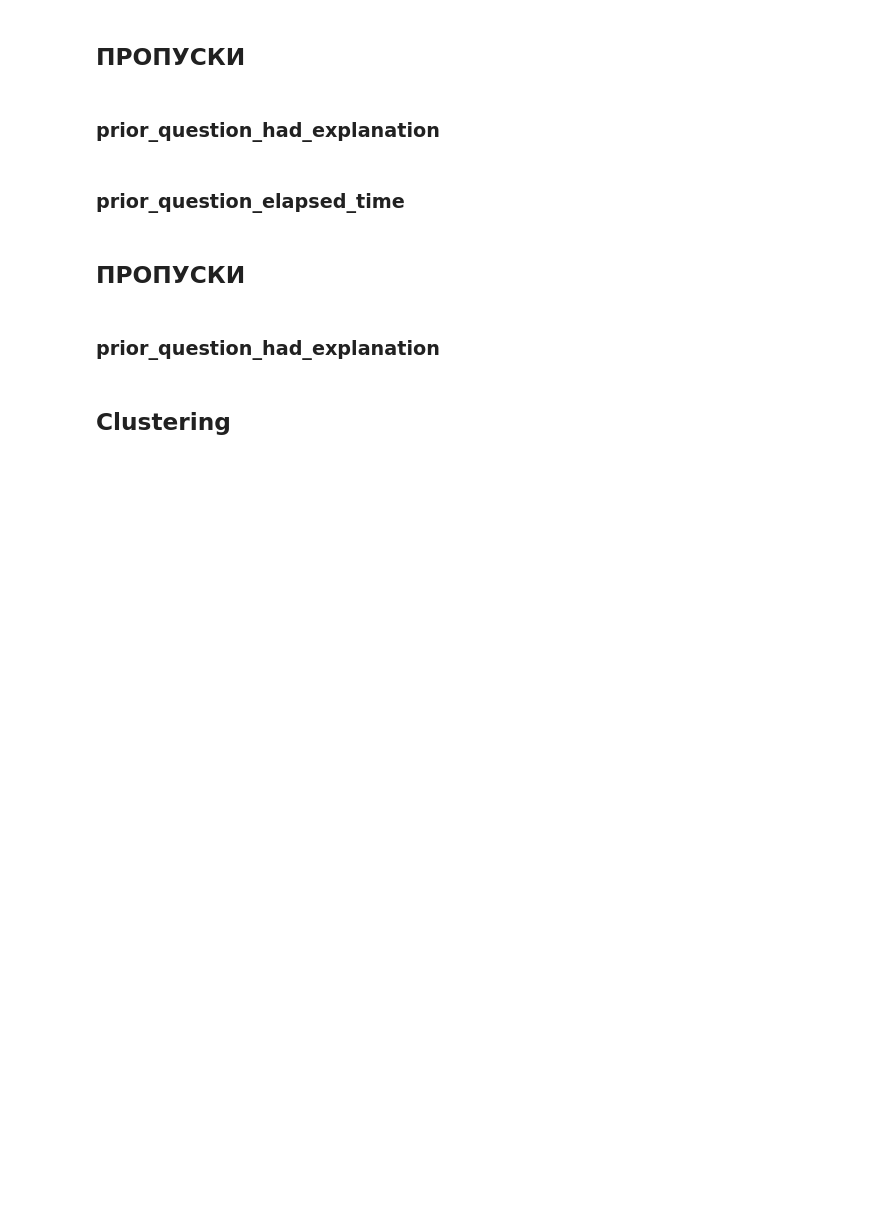
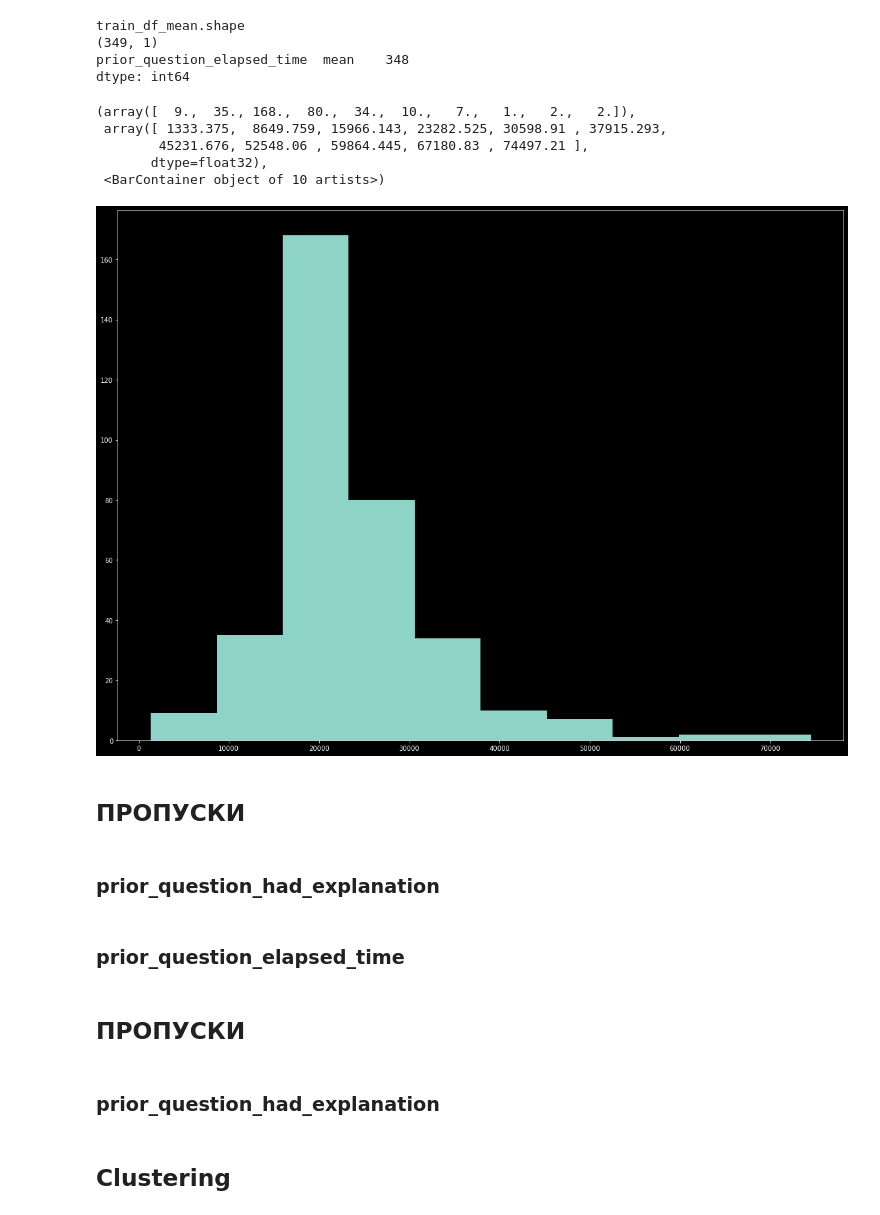
Before and after one commit to SergeyBridge/riiidNew, a Jupyter notebook: eda-pandas.ipynb, the cells around one changed output. Drawn from its saved outputs; the diff is of its cells as text; code cells hidden in the pictures; blank space fills up the shorter version.

```diff
--- a/eda-pandas.ipynb
+++ b/eda-pandas.ipynb
@@ -150,0 +37,15 @@ train_pd.info()
+# %%
+%%time
+
+data_path = Path("/home/sergey/mnt/4.5Tb/Downloads/riiidCVdata")
+data_ssd = Path("/mnt/data30G/2020riiid")
+train_df = pd.read_feather(data_path/"train_1e5.feather", columns=config.dtypes.keys())  # .drop("row_id", axis=1)
+# train_df = pd.read_feather(data_ssd/"riiid_train.feather", columns=config.dtypes.keys())  # .drop("row_id", axis=1)
+questions_df = pd.read_csv(data_path/'questions.csv')
+lectures_df = pd.read_csv(data_path/'lectures.csv')
+
+# train_lectures_pd = train_df.loc[train_df.answered_correctly == -1]
+# train_df = train_df.loc[train_df.answered_correctly != -1]
+
+
+print("ok")
@@ -150,0 +56,5 @@ train_pd.info()
+# %%
+%%time
+
+train_df.astype(config.dtypes)
+train_user_agg, train_content_agg, train_df = preprocess_train_data(train_df, questions_df, config.target, config.dtypes)
@@ -150,0 +85,17 @@ train_pd.info()
+# %%
+train_df_mean = train_df.groupby("user_id")[["prior_question_elapsed_time"]].agg(["mean"])
+print("train_df_mean.shape")
+print(train_df_mean.shape)
+print(train_df_mean.count())
+plt.hist(train_df_mean)
+# %% [output]
+train_df_mean.shape
+(349, 1)
+prior_question_elapsed_time  mean    348
+dtype: int64
+(array([  9.,  35., 168.,  80.,  34.,  10.,   7.,   1.,   2.,   2.]),
+ array([ 1333.375,  8649.759, 15966.143, 23282.525, 30598.91 , 37915.293,
+        45231.676, 52548.06 , 59864.445, 67180.83 , 74497.21 ],
+       dtype=float32),
+ <BarContainer object of 10 artists>)
+[figure, added]
```
Also changed, not shown: parts of 54 cells of this notebook, 10 other files.
